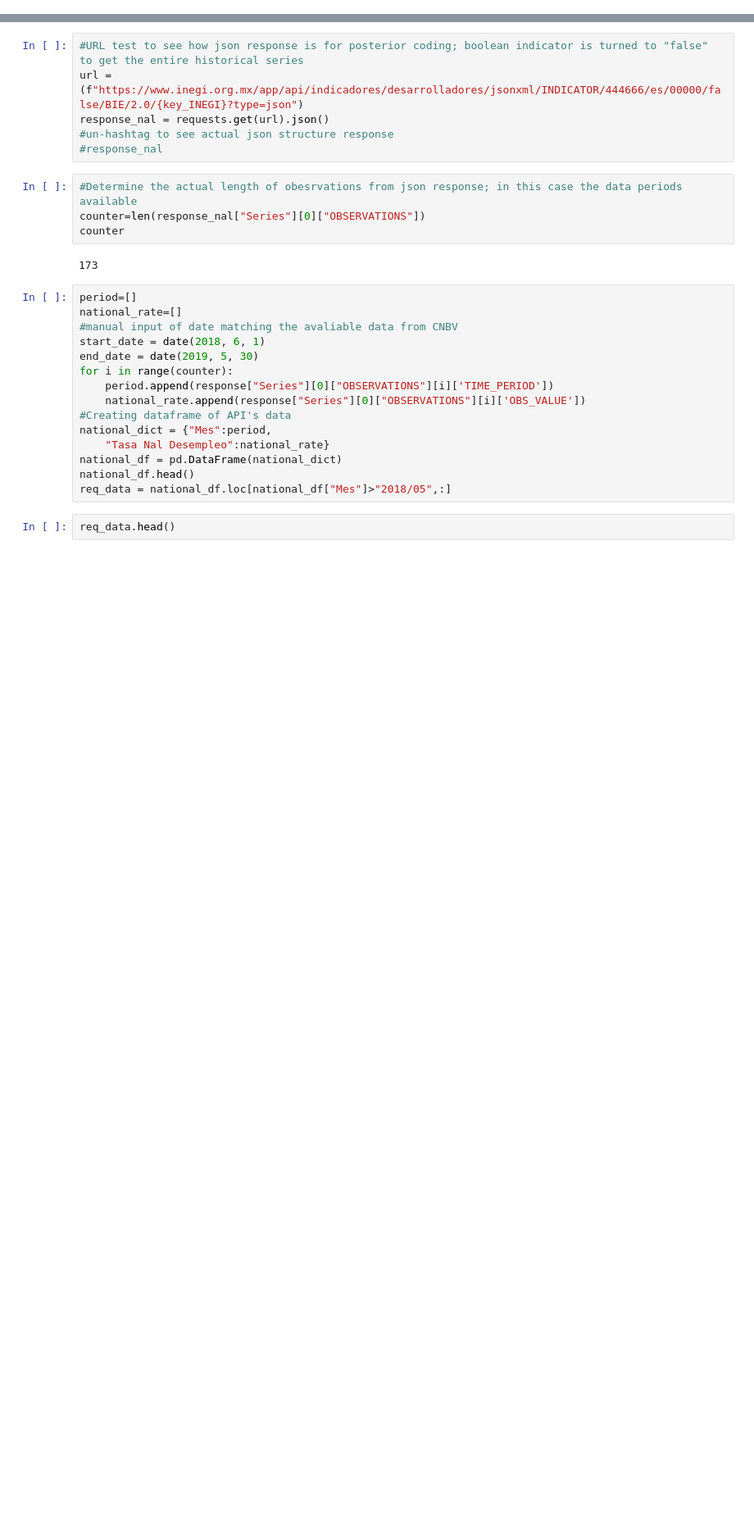
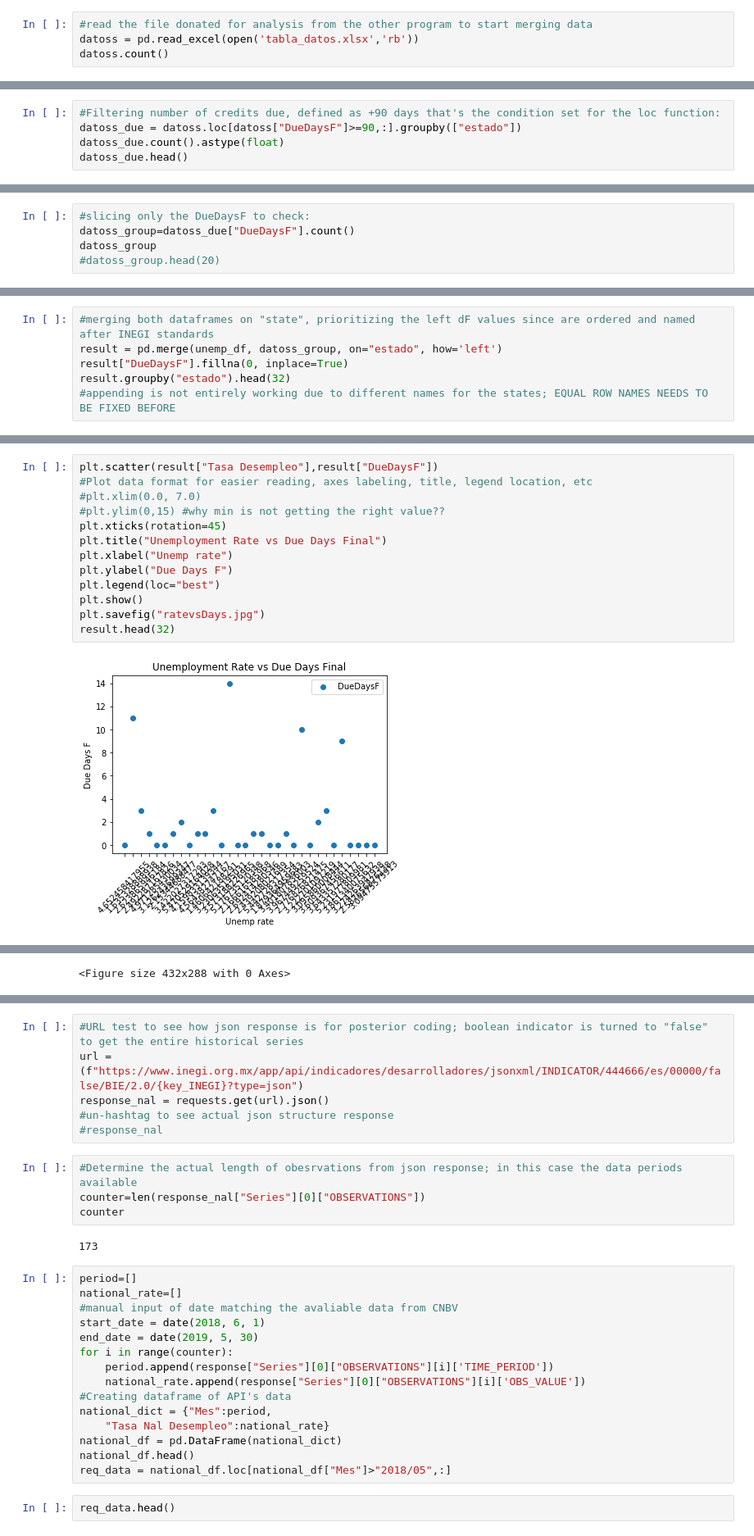
Before and after one commit to mmastermind/Project_1, a Jupyter notebook: INEGI_API_National.ipynb, the cells around one changed output, grey strips where cells are left out. Shown at 82% size. Cells and saved outputs as stored; diff of their text form; blank space fills up the shorter version.

Commit message:
first INEGI file merged with National... latter is the good one now has both analysis

```diff
--- a/INEGI_API_National.ipynb
+++ b/INEGI_API_National.ipynb
@@ -17,0 +359,4 @@ def daterange(start_date, end_date):
+# %%
+#read the file donated for analysis from the other program to start merging data
+datoss = pd.read_excel(open('tabla_datos.xlsx','rb'))
+datoss.count()
@@ -17,0 +378,5 @@ def daterange(start_date, end_date):
+# %%
+#Filtering number of credits due, defined as +90 days that's the condition set for the loc function:
+datoss_due = datoss.loc[datoss["DueDaysF"]>=90,:].groupby(["estado"])
+datoss_due.count().astype(float)
+datoss_due.head()
@@ -17,0 +401,5 @@ def daterange(start_date, end_date):
+# %%
+#slicing only the DueDaysF to check:
+datoss_group=datoss_due["DueDaysF"].count()
+datoss_group
+#datoss_group.head(20)
@@ -17,0 +424,6 @@ def daterange(start_date, end_date):
+# %%
+#merging both dataframes on "state", prioritizing the left dF values since are ordered and named after INEGI standards
+result = pd.merge(unemp_df, datoss_group, on="estado", how='left')
+result["DueDaysF"].fillna(0, inplace=True)
+result.groupby("estado").head(32)
+#appending is not entirely working due to different names for the states; EQUAL ROW NAMES NEEDS TO BE FIXED BEFORE
@@ -17,0 +448,15 @@ def daterange(start_date, end_date):
+# %%
+plt.scatter(result["Tasa Desempleo"],result["DueDaysF"])
+#Plot data format for easier reading, axes labeling, title, legend location, etc
+#plt.xlim(0.0, 7.0)
+#plt.ylim(0,15) #why min is not getting the right value??
+plt.xticks(rotation=45)
+plt.title("Unemployment Rate vs Due Days Final")
+plt.xlabel("Unemp rate")
+plt.ylabel("Due Days F")
+plt.legend(loc="best")
+plt.show()
+plt.savefig("ratevsDays.jpg")
+result.head(32)
+# %% [output]
+[figure, added]
@@ -17,0 +480 @@ def daterange(start_date, end_date):
+<Figure size 432x288 with 0 Axes>
```
Also changed, not shown: parts of 11 cells of this notebook.
